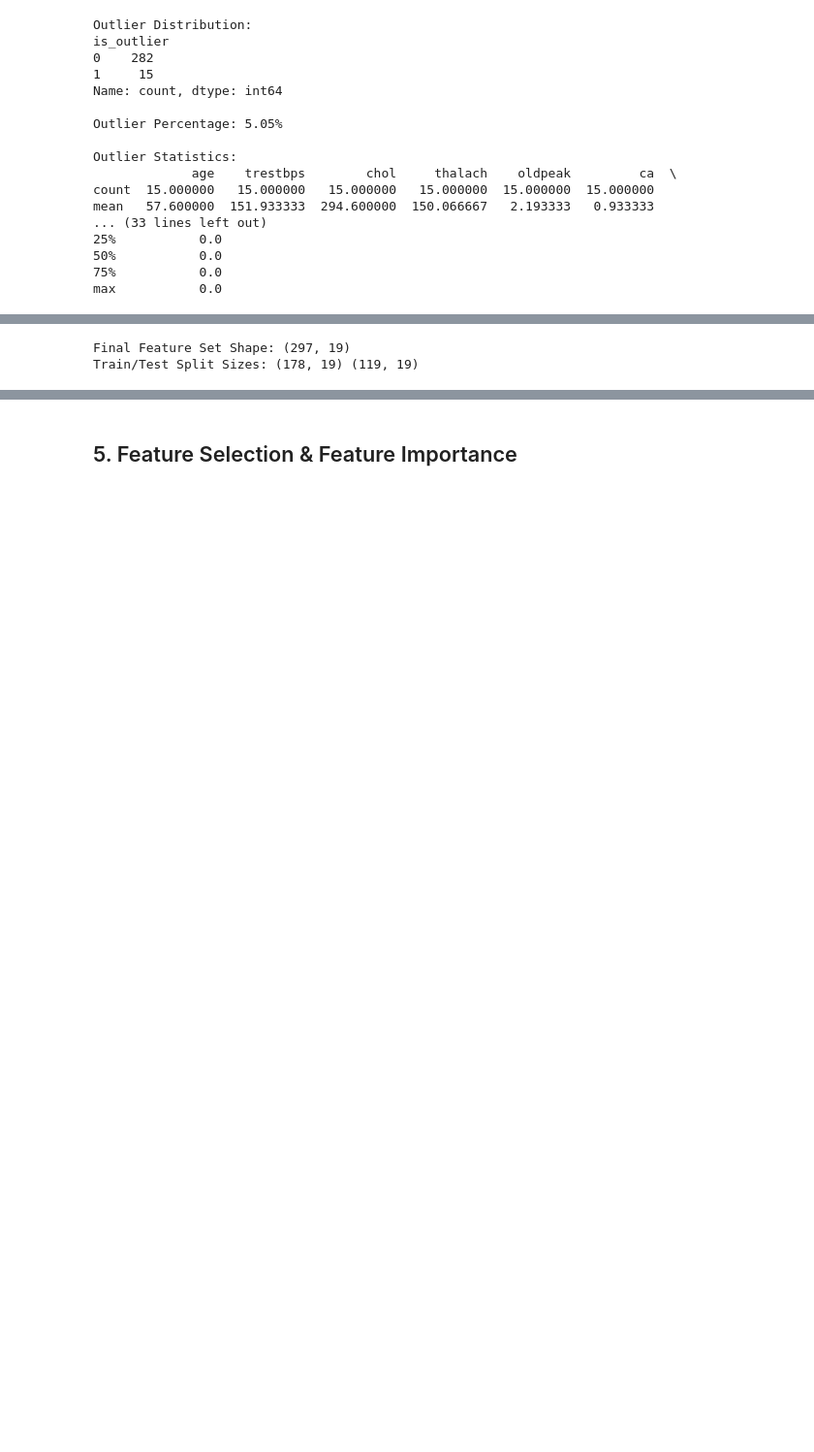
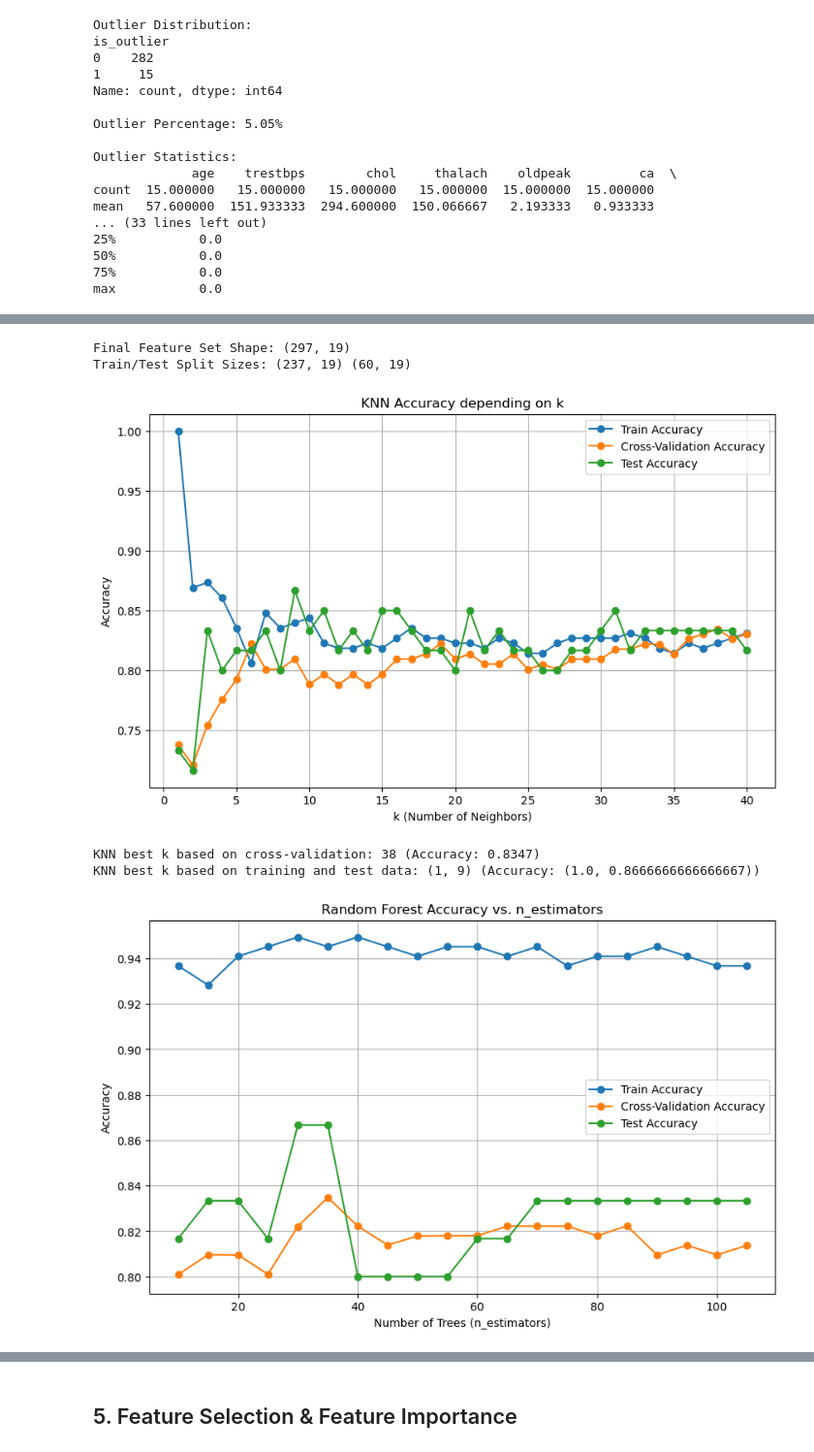
Before and after one commit to asarnoj/DM1590-project, a Jupyter notebook: project.ipynb, the cells around one changed output, grey strips where cells are left out. Shown at 97% size. Saved outputs shown, nothing was run; the diff lists cells and outputs as text; code cells hidden in the pictures; blank space fills up the shorter version.

```diff
--- a/project.ipynb
+++ b/project.ipynb
@@ -693,25 +550,30 @@ Best model: Random Forest (test), at accuracy 0.8739
 # %%
 # CODE WITH OUTLIERS, SPLIT 80/20
 df_clean = df_clean.copy()
 df_clean['is_outlier'] = X_unsupervised['is_outlier']
 #X = df_clean.drop(columns=["is_outlier"]) # commment this out to test without outliers
 categorical_cols = ["sex", "cp", "fbs", "restecg", "exang", "slope", "thal"]
 df_final = pd.get_dummies(df_clean, columns=categorical_cols, drop_first=True)
 
 X = df_final.drop(columns=["num"])
 y = (df_final["num"] > 0).astype(int)
 
 X_train, X_test, y_train, y_test = train_test_split(
     X,
     y,
-    test_size=0.4,
+    test_size=0.2,
     random_state=42,
     stratify=y
 )
 print("\nFinal Feature Set Shape:", X.shape)
 print("Train/Test Split Sizes:", X_train.shape, X_test.shape)
 
 ### from sklearn.model_selection import GridSearchCV this might be worth using
+supervised_learning(X_train, X_test, y_train, y_test)
 # %% [output]
 Final Feature Set Shape: (297, 19)
-Train/Test Split Sizes: (178, 19) (119, 19)
+Train/Test Split Sizes: (237, 19) (60, 19)
+[figure, added]
+KNN best k based on cross-validation: 38 (Accuracy: 0.8347)
+KNN best k based on training and test data: (1, 9) (Accuracy: (1.0, 0.8666666666666667))
+[figure, added]
```
Also changed, not shown: parts of 12 cells of this notebook.
